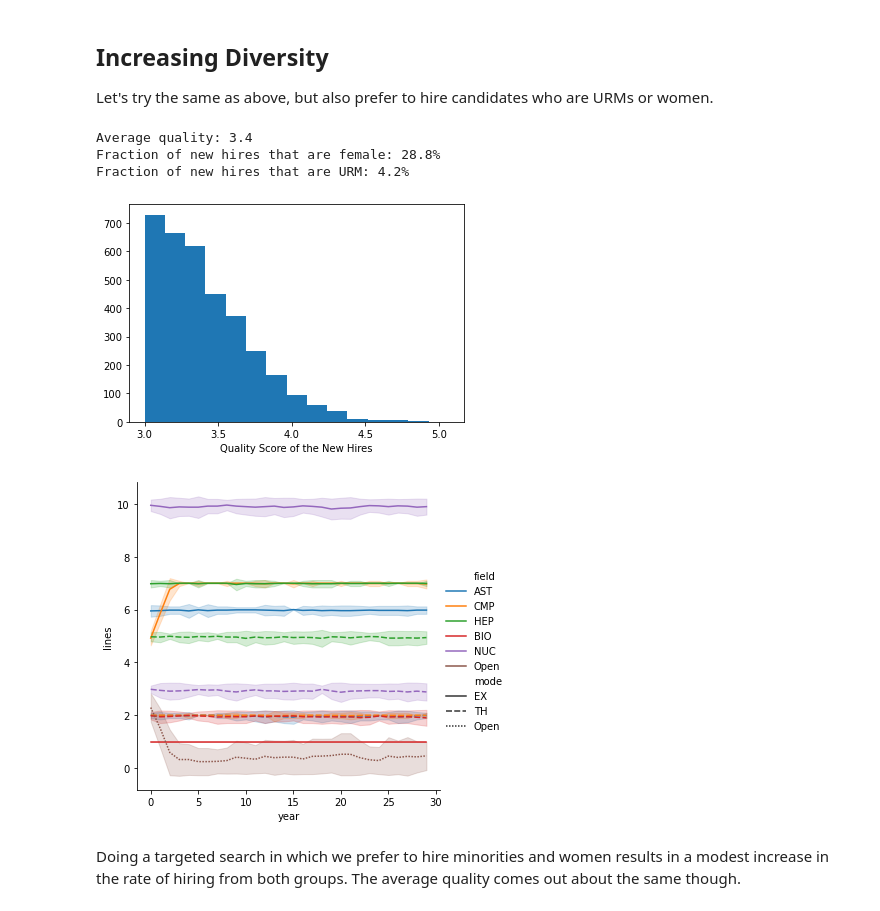
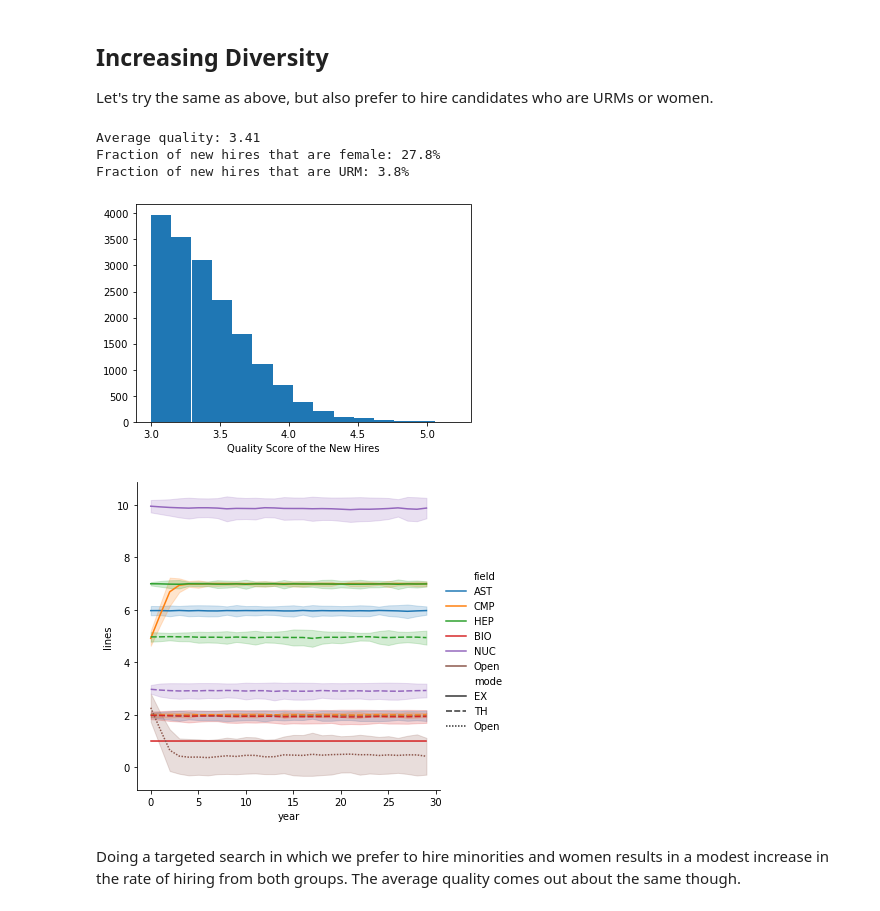
Before and after one commit to klannon/faculty_hiring, a Jupyter notebook: notebooks/department.ipynb, the cells around one changed output. Cells and saved outputs as stored; diff of their text form; code cells hidden in the pictures.

```diff
--- a/notebooks/department.ipynb
+++ b/notebooks/department.ipynb
@@ -103,7 +103,8 @@ import seaborn as sns
 
 # Parameters of this study
 years = 30 # The number of years to run searches for one trial
-n_trials = 100 # The number of times to run the "years" string of searches
+n_trials = 500 # The number of times to run the "years" string of searches
+n_cands = 300 # Size of the candidate pool
 
 # Keep some summary statistics
 hire_quality_targeted = []
@@ -140,9 +141,10 @@ for i in range(n_trials):
         # Generate our search list
         search_list = list(searches.elements())
 
+        # There's only one population of candidates that all the searches draw from
+        p = pop.generate_population(n_cands)
+
         for s in search_list:
-            n_cands = np.random.poisson(300)
-            p = pop.generate_population(n_cands)
             new_hire = strategy.pick_best(pop.record_type, p, {'field':s}, threshold=3.0)
             if new_hire != None:
                 dep.add_faculty(new_hire)
@@ -164,7 +166,7 @@ for i in range(n_trials):
         line_mode.append('Open')
 
 hire_quality_targeted = np.array(hire_quality_targeted)
-print('Average quality: {:.2}'.format(np.mean(hire_quality_targeted)))
+print('Average quality: {:.2f}'.format(np.mean(hire_quality_targeted)))
 print('Fraction of new hires that are female: {:.1f}%'.format(100*hire_gender['F']/sum(hire_gender.values())))
 print('Fraction of new hires that are URM: {:.1f}%'.format(100*hire_URM['Y']/sum(hire_URM.values())))
 
@@ -193,7 +195,8 @@ import seaborn as sns
 
 # Parameters of this study
 years = 30 # The number of years to run searches for one trial
-n_trials = 100 # The number of times to run the "years" string of searches
+n_trials = 500 # The number of times to run the "years" string of searches
+n_cands = 300 # Size of the candidate pool
 
 # Keep some summary statistics
 hire_quality_targeted_pref = []
@@ -230,46 +233,47 @@ for i in range(n_trials):
         # Generate our search list
         search_list = list(searches.elements())
 
+        # There's only one population of candidates that all the searches draw from
+        p = pop.generate_population(n_cands)
+
         for s in search_list:
-            n_cands = np.random.poisson(300)
-            p = pop.generate_population(n_cands)
             new_hire = strategy.pick_pref(pop.record_type, p, [{'URM':'Y'},{'gender':'F'}], [0.5, 0.25],
                                           filter_criteria={'field':s}, threshold=3.0)
             if new_hire != None:
                 dep.add_faculty(new_hire)
                 hire_quality_targeted_pref.append(new_hire.quality)
                 hire_gender[new_hire.gender]+=1
                 hire_URM[new_hire.URM]+=1
 
         filled_lines = dep.lines - dep.unfilled_lines
         for f in filled_lines.keys():
             field, mode = f.split('-')
             line_number.append(filled_lines[f])
             line_field.append(field)
             line_mode.append(mode)
             line_year.append(year)
         unfilled = sum(dep.unfilled_lines.values())
         line_number.append(unfilled)
         line_field.append('Open')
         line_year.append(year)
         line_mode.append('Open')
 
 hire_quality_targeted_pref = np.array(hire_quality_targeted_pref)
-print('Average quality: {:.2}'.format(np.mean(hire_quality_targeted_pref)))
+print('Average quality: {:.2f}'.format(np.mean(hire_quality_targeted_pref)))
 print('Fraction of new hires that are female: {:.1f}%'.format(100*hire_gender['F']/sum(hire_gender.values())))
 print('Fraction of new hires that are URM: {:.1f}%'.format(100*hire_URM['Y']/sum(hire_URM.values())))
 
 plt.hist(hire_quality_targeted_pref,15)
 plt.xlabel('Quality Score of the New Hires')
 
 df = pd.DataFrame({'year':line_year, 'field':line_field, 'mode':line_mode, 'lines':line_number})
 sns.relplot(x='year', y='lines', data=df, kind='line', hue='field', style='mode',ci="sd");
 # %% [output]
-Average quality: 3.4
-Fraction of new hires that are female: 28.8%
-Fraction of new hires that are URM: 4.2%
+Average quality: 3.41
+Fraction of new hires that are female: 27.8%
+Fraction of new hires that are URM: 3.8%
-[figure, old version]
+[figure, new version]
-[figure, old version]
+[figure, new version]
 # %% [markdown]
 Doing a targeted search in which we prefer to hire minorities and women results in a modest increase in the rate of hiring from both groups.  The average quality comes out about the same though.
 # %% [markdown]
```
Also changed, not shown: parts of 4 cells of this notebook, 2 other files.
